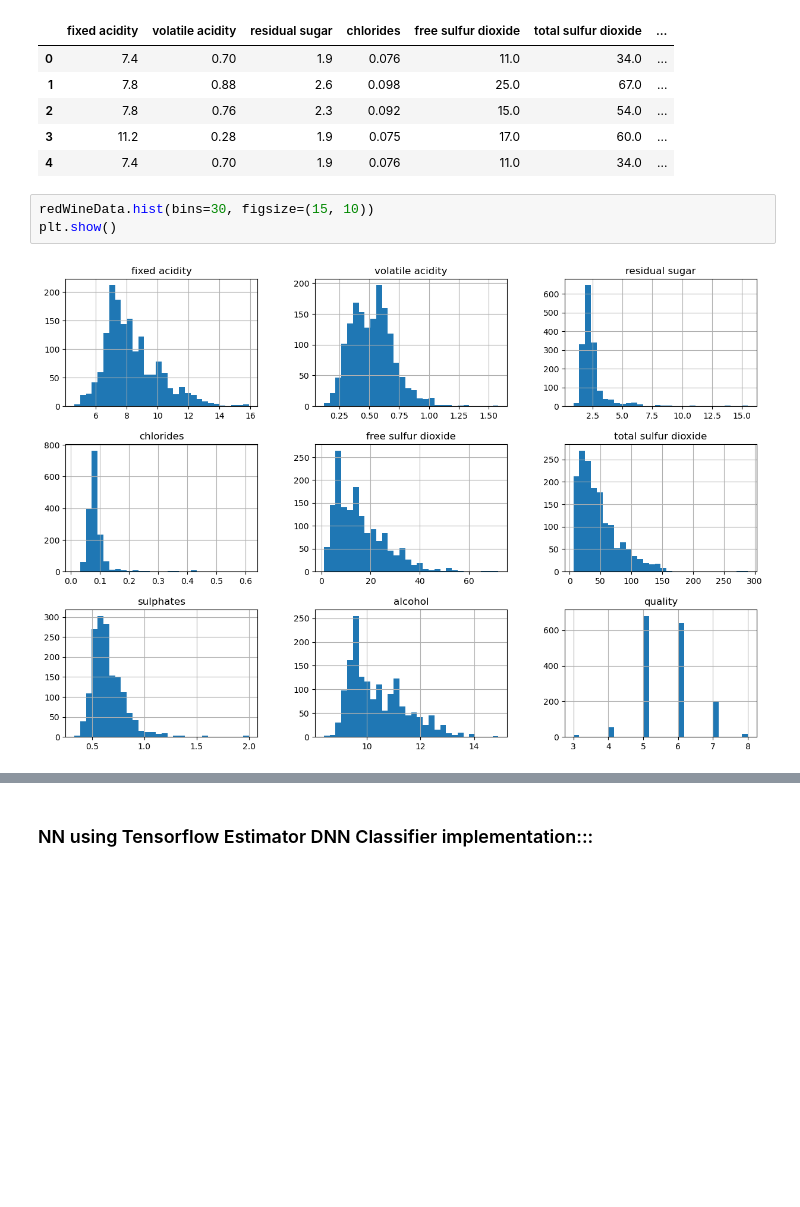
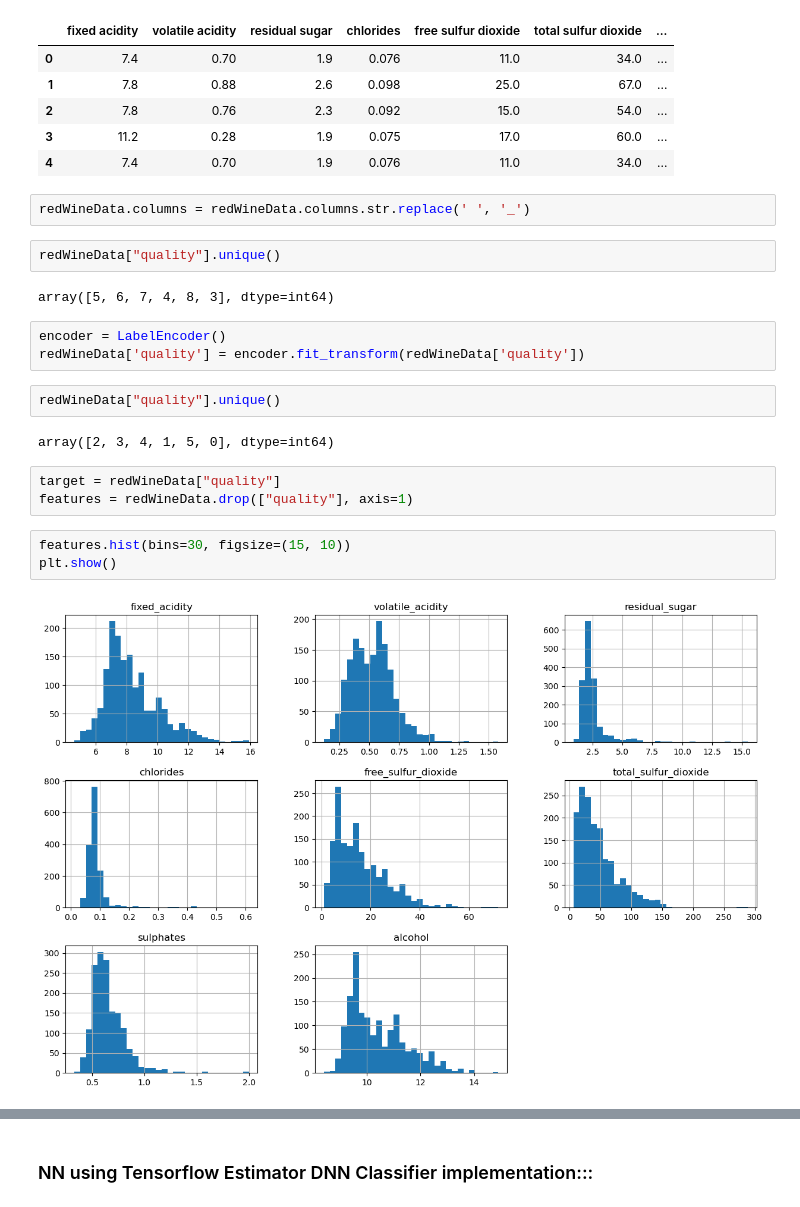
Before and after one commit to aacict/Red-wine-quality-classifier-NN, a Jupyter notebook: Code.ipynb, the cells around one changed output, grey strips where cells are left out. Saved outputs shown, nothing was run; the diff lists cells and outputs as text; blank space fills up the shorter version.

```diff
--- a/Code.ipynb
+++ b/Code.ipynb
@@ -94,8 +101,24 @@ redWineData.head(5)
 | 2 | 7.8 | 0.76 | 2.3 | 0.092 | 15.0 | 54.0 | ... |
 | 3 | 11.2 | 0.28 | 1.9 | 0.075 | 17.0 | 60.0 | ... |
 | 4 | 7.4 | 0.70 | 1.9 | 0.076 | 11.0 | 34.0 | ... |
+# %%
+redWineData.columns = redWineData.columns.str.replace(' ', '_')
+# %%
+redWineData["quality"].unique()
+# %% [output]
+array([5, 6, 7, 4, 8, 3], dtype=int64)
+# %%
+encoder = LabelEncoder()
+redWineData['quality'] = encoder.fit_transform(redWineData['quality'])
+# %%
+redWineData["quality"].unique()
+# %% [output]
+array([2, 3, 4, 1, 5, 0], dtype=int64)
+# %%
+target = redWineData["quality"]
+features = redWineData.drop(["quality"], axis=1)
 # %%
-redWineData.hist(bins=30, figsize=(15, 10))
+features.hist(bins=30, figsize=(15, 10))
 plt.show()
 # %% [output]
-[figure, old version]
+[figure, new version]
```
Also changed, not shown: parts of 15 cells of this notebook.
